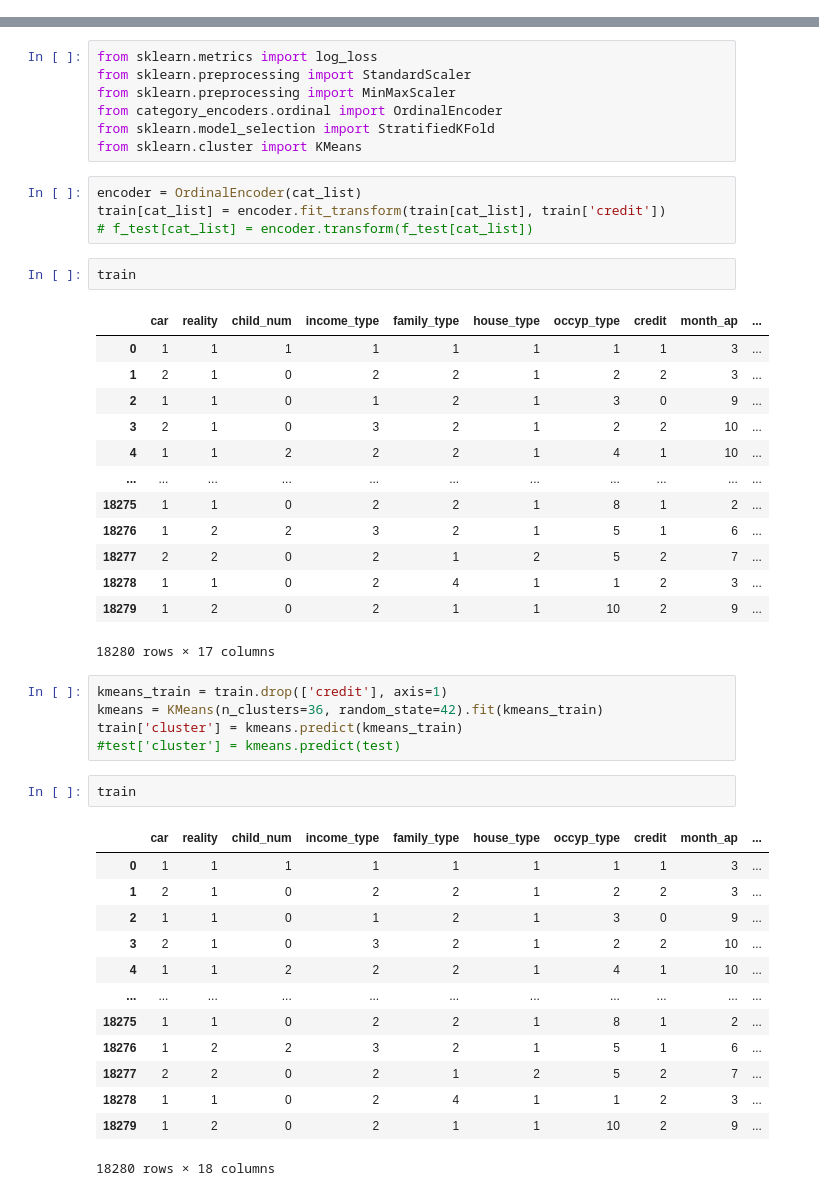
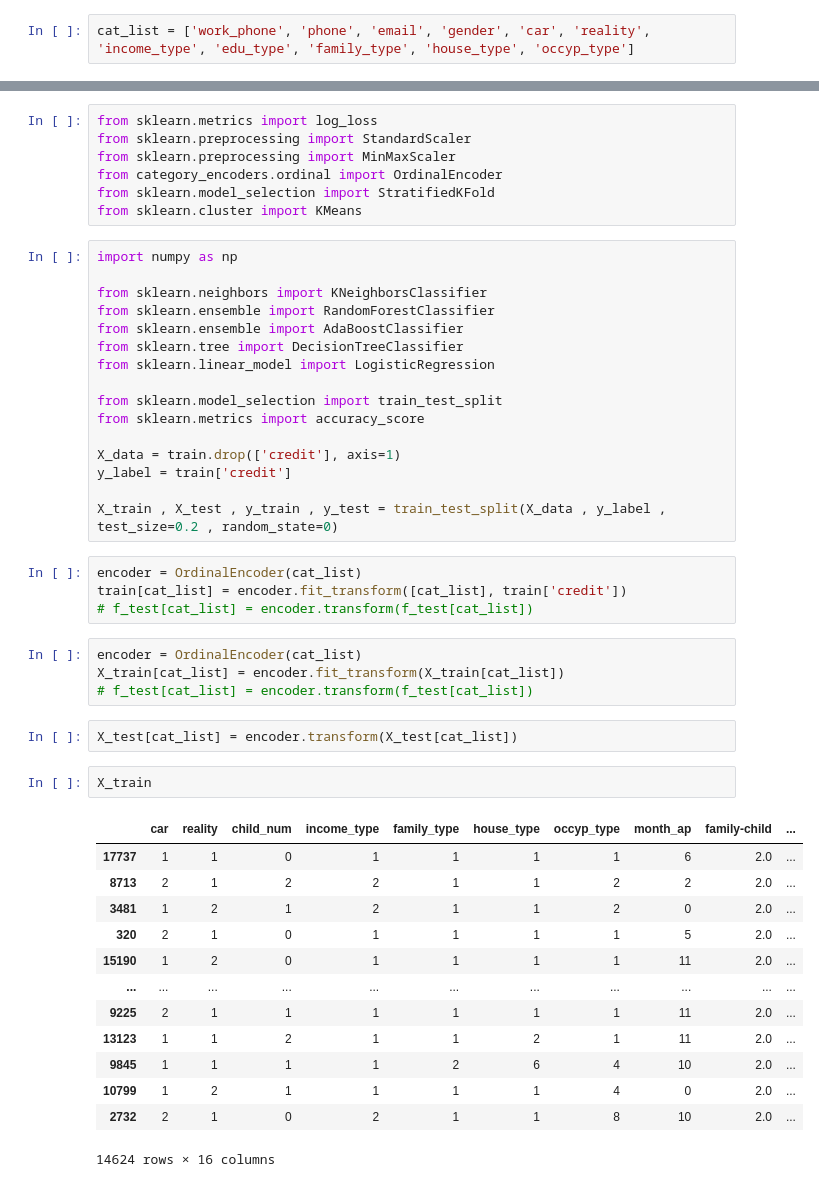
Before and after one commit to weed0328/DNA, a Jupyter notebook: 💳데이콘 신용카드 연체 예측 경진대회/인코딩 로그변환 클러스터링 정규화.ipynb, the cells around one changed output, grey strips where cells are left out. Drawn from its saved outputs; the diff is of its cells as text.

```diff
--- a/💳데이콘 신용카드 연체 예측 경진대회/인코딩 로그변환 클러스터링 정규화.ipynb
+++ b/💳데이콘 신용카드 연체 예측 경진대회/인코딩 로그변환 클러스터링 정규화.ipynb
@@ -54,4 +65,6 @@ print('cat : ',cat_list)
 # %% [output]
 int :  ['child_num', 'credit', 'month_ap', 'family-child', 'family_size ', 'income_total', 'DAYS_EMPLOYED', 'begin_month', 'new_age', 'aver_dep', 'year_income']
 cat :  ['car', 'reality', 'income_type', 'family_type', 'house_type', 'occyp_type']
+# %%
+cat_list = ['work_phone', 'phone', 'email', 'gender', 'car', 'reality', 'income_type', 'edu_type', 'family_type', 'house_type', 'occyp_type']
 # %%
@@ -66,45 +102,46 @@ from sklearn.preprocessing import MinMaxScaler
 from category_encoders.ordinal import OrdinalEncoder
 from sklearn.model_selection import StratifiedKFold
 from sklearn.cluster import KMeans
+# %%
+import numpy as np
+
+from sklearn.neighbors import KNeighborsClassifier
+from sklearn.ensemble import RandomForestClassifier
+from sklearn.ensemble import AdaBoostClassifier
+from sklearn.tree import DecisionTreeClassifier
+from sklearn.linear_model import LogisticRegression
+
+from sklearn.model_selection import train_test_split
+from sklearn.metrics import accuracy_score
+
+X_data = train.drop(['credit'], axis=1)
+y_label = train['credit']
+
+X_train , X_test , y_train , y_test = train_test_split(X_data , y_label , test_size=0.2 , random_state=0)
+# %%
+encoder = OrdinalEncoder(cat_list)
+train[cat_list] = encoder.fit_transform([cat_list], train['credit'])
+# f_test[cat_list] = encoder.transform(f_test[cat_list])
 # %%
 encoder = OrdinalEncoder(cat_list)
-train[cat_list] = encoder.fit_transform(train[cat_list], train['credit'])
+X_train[cat_list] = encoder.fit_transform(X_train[cat_list])
 # f_test[cat_list] = encoder.transform(f_test[cat_list])
 # %%
-train
+X_test[cat_list] = encoder.transform(X_test[cat_list])
-# %% [output]
-|  | car | reality | child_num | income_type | family_type | house_type | occyp_type | credit | month_ap | ... |
-| 0 | 1 | 1 | 1 | 1 | 1 | 1 | 1 | 1 | 3 | ... |
-| 1 | 2 | 1 | 0 | 2 | 2 | 1 | 2 | 2 | 3 | ... |
-| 2 | 1 | 1 | 0 | 1 | 2 | 1 | 3 | 0 | 9 | ... |
-| 3 | 2 | 1 | 0 | 3 | 2 | 1 | 2 | 2 | 10 | ... |
-| 4 | 1 | 1 | 2 | 2 | 2 | 1 | 4 | 1 | 10 | ... |
-| ... | ... | ... | ... | ... | ... | ... | ... | ... | ... | ... |
-| 18275 | 1 | 1 | 0 | 2 | 2 | 1 | 8 | 1 | 2 | ... |
-| 18276 | 1 | 2 | 2 | 3 | 2 | 1 | 5 | 1 | 6 | ... |
-| 18277 | 2 | 2 | 0 | 2 | 1 | 2 | 5 | 2 | 7 | ... |
-| 18278 | 1 | 1 | 0 | 2 | 4 | 1 | 1 | 2 | 3 | ... |
-| 18279 | 1 | 2 | 0 | 2 | 1 | 1 | 10 | 2 | 9 | ... |
-18280 rows × 17 columns
-# %%
-kmeans_train = train.drop(['credit'], axis=1)
-kmeans = KMeans(n_clusters=36, random_state=42).fit(kmeans_train)
-train['cluster'] = kmeans.predict(kmeans_train)
-#test['cluster'] = kmeans.predict(test)
 # %%
-train
+X_train
 # %% [output]
-|  | car | reality | child_num | income_type | family_type | house_type | occyp_type | credit | month_ap | ... |
-| 0 | 1 | 1 | 1 | 1 | 1 | 1 | 1 | 1 | 3 | ... |
-| 1 | 2 | 1 | 0 | 2 | 2 | 1 | 2 | 2 | 3 | ... |
-| 2 | 1 | 1 | 0 | 1 | 2 | 1 | 3 | 0 | 9 | ... |
-| 3 | 2 | 1 | 0 | 3 | 2 | 1 | 2 | 2 | 10 | ... |
-| 4 | 1 | 1 | 2 | 2 | 2 | 1 | 4 | 1 | 10 | ... |
+|  | car | reality | child_num | income_type | family_type | house_type | occyp_type | month_ap | family-child | ... |
+| 17737 | 1 | 1 | 0 | 1 | 1 | 1 | 1 | 6 | 2.0 | ... |
+| 8713 | 2 | 1 | 2 | 2 | 1 | 1 | 2 | 2 | 2.0 | ... |
+| 3481 | 1 | 2 | 1 | 2 | 1 | 1 | 2 | 0 | 2.0 | ... |
+| 320 | 2 | 1 | 0 | 1 | 1 | 1 | 1 | 5 | 2.0 | ... |
+| 15190 | 1 | 2 | 0 | 1 | 1 | 1 | 1 | 11 | 2.0 | ... |
 | ... | ... | ... | ... | ... | ... | ... | ... | ... | ... | ... |
-| 18275 | 1 | 1 | 0 | 2 | 2 | 1 | 8 | 1 | 2 | ... |
-| 18276 | 1 | 2 | 2 | 3 | 2 | 1 | 5 | 1 | 6 | ... |
-| 18277 | 2 | 2 | 0 | 2 | 1 | 2 | 5 | 2 | 7 | ... |
-| 18278 | 1 | 1 | 0 | 2 | 4 | 1 | 1 | 2 | 3 | ... |
-| 18279 | 1 | 2 | 0 | 2 | 1 | 1 | 10 | 2 | 9 | ... |
+| 9225 | 2 | 1 | 1 | 1 | 1 | 1 | 1 | 11 | 2.0 | ... |
+| 13123 | 1 | 1 | 2 | 1 | 1 | 2 | 1 | 11 | 2.0 | ... |
+| 9845 | 1 | 1 | 1 | 1 | 2 | 6 | 4 | 10 | 2.0 | ... |
+| 10799 | 1 | 2 | 1 | 1 | 1 | 1 | 4 | 0 | 2.0 | ... |
+| 2732 | 2 | 1 | 0 | 2 | 1 | 1 | 8 | 10 | 2.0 | ... |
-18280 rows × 18 columns
+14624 rows × 16 columns
 # %%
```
Also changed, not shown: parts of 31 cells of this notebook, 4 other files.
